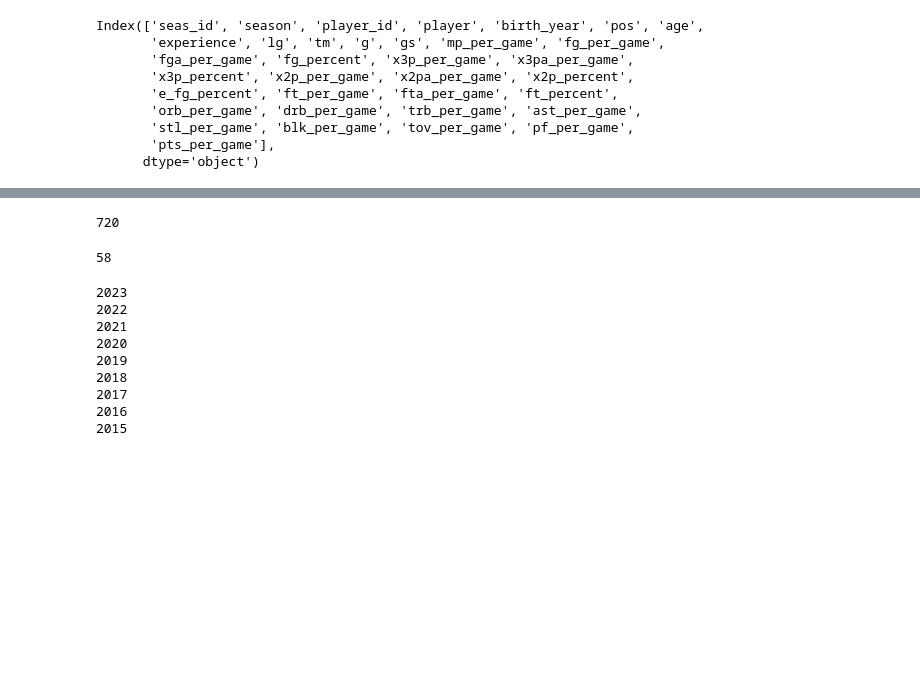
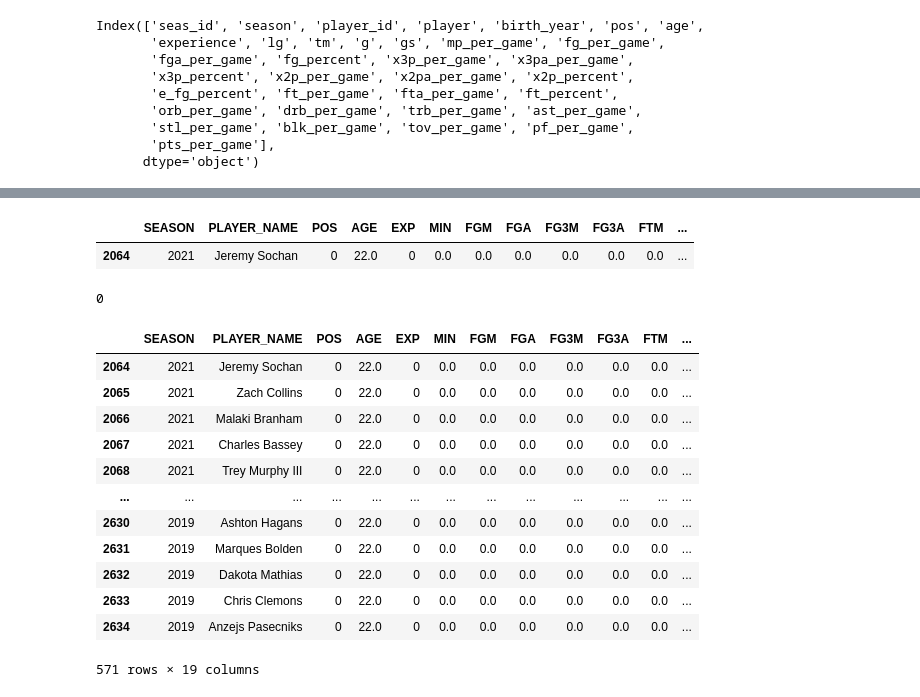
Before and after one commit to Maqerfoo/NBA_predictor, a Jupyter notebook: dataprep.ipynb, the cells around one changed output, grey strips where cells are left out. Drawn from its saved outputs; the diff is of its cells as text; code cells hidden in the pictures; blank space fills up the shorter version.

```diff
--- a/dataprep.ipynb
+++ b/dataprep.ipynb
@@ -140,6 +180,5 @@ len(dfgamebox["PLAYER_NAME"].unique())
 # %%
-dfplayerpergame = dfplayerpergame[dfplayerpergame["PLAYER_NAME"].isin(dfgamebox["PLAYER_NAME"].unique())]
+dfplayerpergame[dfplayerpergame["PLAYER_NAME"] == "Jeremy Sochan"]
+# %% [output]
+|  | SEASON | PLAYER_NAME | POS | AGE | EXP | MIN | FGM | FGA | FG3M | FG3A | FTM | ... |
+| 2064 | 2021 | Jeremy Sochan | 0 | 22.0 | 0 | 0.0 | 0.0 | 0.0 | 0.0 | 0.0 | 0.0 | ... |
-# %%
-len(dfplayerpergame["PLAYER_NAME"].unique())
-# %% [output]
-720
@@ -148,19 +184,0 @@ dfplayerpergame["PLAYER_NAME"]
-# %%
-len(dfgamebox[~dfgamebox["PLAYER_NAME"].isin(dfplayerpergame["PLAYER_NAME"])]["PLAYER_NAME"].unique())
-# %% [output]
-58
-# %%
-for s in dfplayerpergame["SEASON"].unique():
-    players = dfgamebox[~dfgamebox["PLAYER_NAME"].isin(dfplayerpergame[dfplayerpergame["SEASON"] == s]["PLAYER_NAME"])]["PLAYER_NAME"].unique()
-    for p in players:
-        dfplayerpergame[(dfplayerpergame["SEASON"] == s) &]
-# %% [output]
-2023
-2022
-2021
-2020
-2019
-2018
-2017
-2016
-2015
@@ -169,3 +185,27 @@ dfplayerpergame.head()
+# %%
+#Because of the cutoff, now this mask will give us all players who had a rookie season in 2022, or their final season in 2019
+playerspergame = dfplayerpergame["PLAYER_NAME"].unique()
+mask = np.isin(playersbox, playerspergame, invert=True)
+len(playersbox[mask])
+# %% [output]
+0
+# %%
+#All rookies added as zero-entries
+dfplayerpergame[dfplayerpergame["POS"] == 0]
+# %% [output]
+|  | SEASON | PLAYER_NAME | POS | AGE | EXP | MIN | FGM | FGA | FG3M | FG3A | FTM | ... |
+| 2064 | 2021 | Jeremy Sochan | 0 | 22.0 | 0 | 0.0 | 0.0 | 0.0 | 0.0 | 0.0 | 0.0 | ... |
+| 2065 | 2021 | Zach Collins | 0 | 22.0 | 0 | 0.0 | 0.0 | 0.0 | 0.0 | 0.0 | 0.0 | ... |
+| 2066 | 2021 | Malaki Branham | 0 | 22.0 | 0 | 0.0 | 0.0 | 0.0 | 0.0 | 0.0 | 0.0 | ... |
+| 2067 | 2021 | Charles Bassey | 0 | 22.0 | 0 | 0.0 | 0.0 | 0.0 | 0.0 | 0.0 | 0.0 | ... |
+| 2068 | 2021 | Trey Murphy III | 0 | 22.0 | 0 | 0.0 | 0.0 | 0.0 | 0.0 | 0.0 | 0.0 | ... |
+| ... | ... | ... | ... | ... | ... | ... | ... | ... | ... | ... | ... | ... |
+| 2630 | 2019 | Ashton Hagans | 0 | 22.0 | 0 | 0.0 | 0.0 | 0.0 | 0.0 | 0.0 | 0.0 | ... |
+| 2631 | 2019 | Marques Bolden | 0 | 22.0 | 0 | 0.0 | 0.0 | 0.0 | 0.0 | 0.0 | 0.0 | ... |
+| 2632 | 2019 | Dakota Mathias | 0 | 22.0 | 0 | 0.0 | 0.0 | 0.0 | 0.0 | 0.0 | 0.0 | ... |
+| 2633 | 2019 | Chris Clemons | 0 | 22.0 | 0 | 0.0 | 0.0 | 0.0 | 0.0 | 0.0 | 0.0 | ... |
+| 2634 | 2019 | Anzejs Pasecniks | 0 | 22.0 | 0 | 0.0 | 0.0 | 0.0 | 0.0 | 0.0 | 0.0 | ... |
+571 rows × 19 columns
 # %%
 dfplayerpergame = dfplayerpergame.groupby(["SEASON","PLAYER_NAME","POS"]).mean()
 # %%
```
Also changed, not shown: parts of 31 cells of this notebook.
